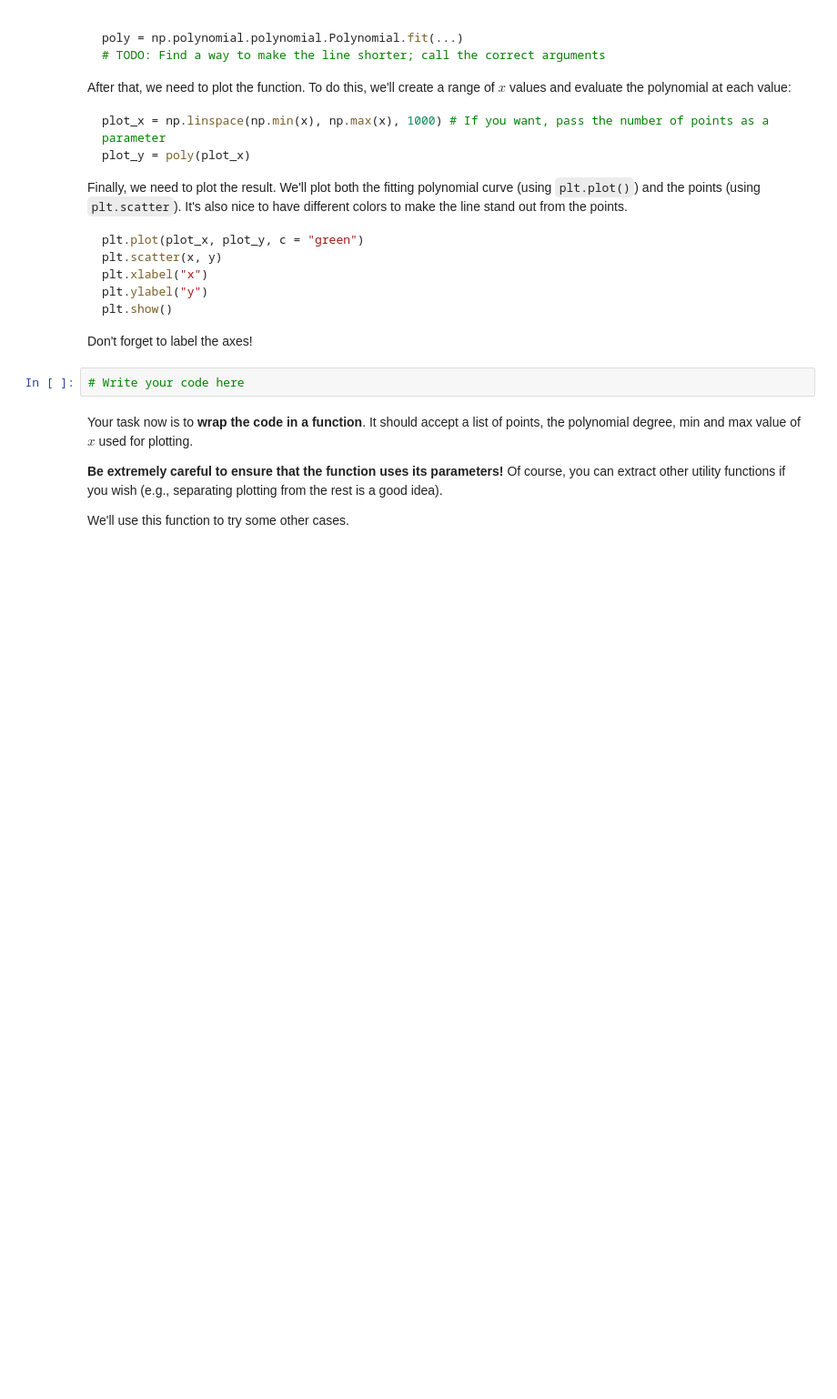
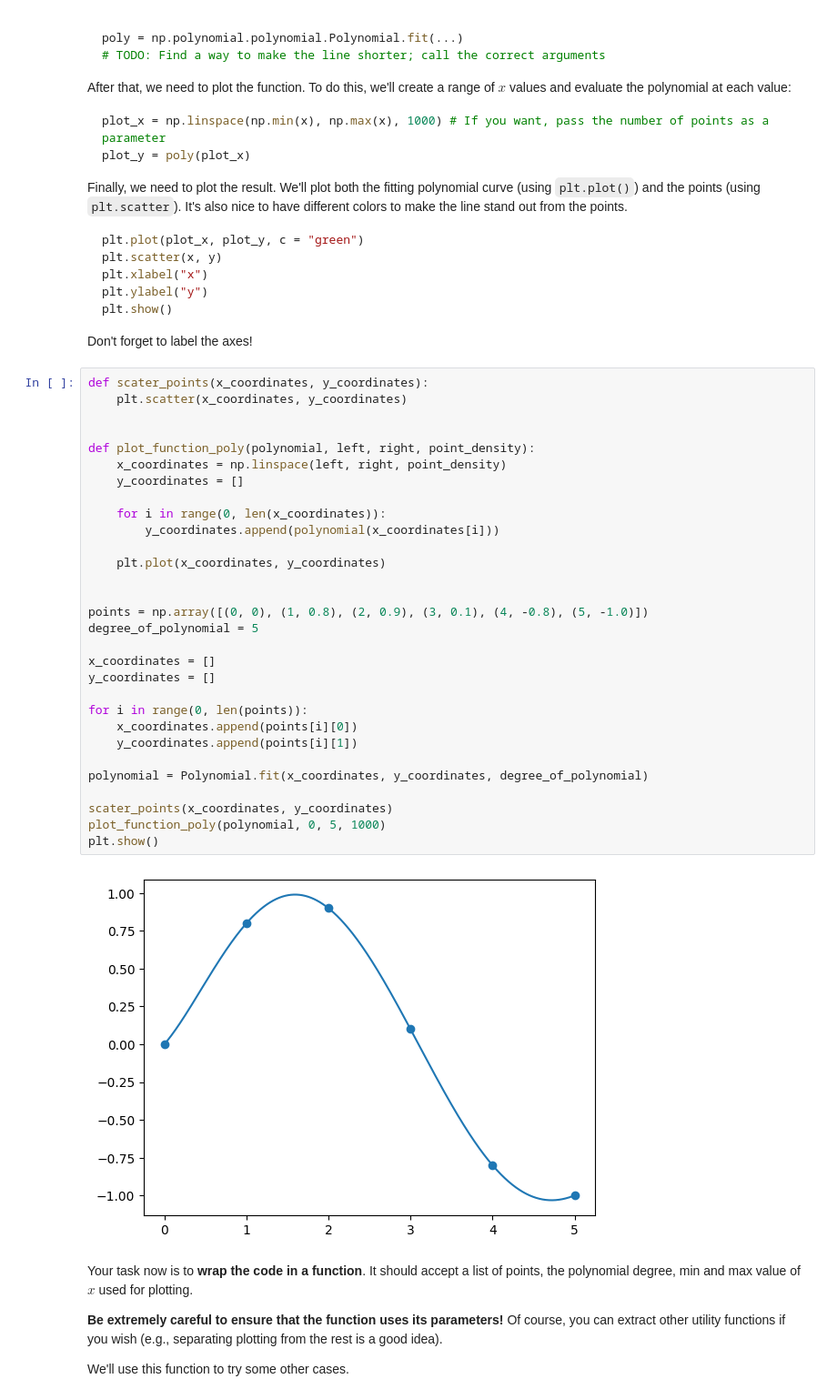
Before and after one commit to b4ich3v/Softuni, a Jupyter notebook: math_for_developers/linear_algebra/Linear-Algebra-Exercise.ipynb, the cells around one changed output. Shown at 91% size. Saved outputs shown, nothing was run; the diff lists cells and outputs as text; blank space fills up the shorter version.

````diff
--- a/math_for_developers/linear_algebra/Linear-Algebra-Exercise.ipynb
+++ b/math_for_developers/linear_algebra/Linear-Algebra-Exercise.ipynb
@@ -56,8 +57,38 @@ plt.ylabel("y")
 plt.show()
 ```
 Don't forget to label the axes!
-# %%
-# Write your code here
+# %%
+def scater_points(x_coordinates, y_coordinates):
+    plt.scatter(x_coordinates, y_coordinates)
+
+
+def plot_function_poly(polynomial, left, right, point_density):
+    x_coordinates = np.linspace(left, right, point_density)
+    y_coordinates = []
+
+    for i in range(0, len(x_coordinates)):
+        y_coordinates.append(polynomial(x_coordinates[i]))
+
+    plt.plot(x_coordinates, y_coordinates)
+
+
+points = np.array([(0, 0), (1, 0.8), (2, 0.9), (3, 0.1), (4, -0.8), (5, -1.0)])
+degree_of_polynomial = 5
+
+x_coordinates = []
+y_coordinates = []
+
+for i in range(0, len(points)):
+    x_coordinates.append(points[i][0])
+    y_coordinates.append(points[i][1])
+
+polynomial = Polynomial.fit(x_coordinates, y_coordinates, degree_of_polynomial)
+
+scater_points(x_coordinates, y_coordinates)
+plot_function_poly(polynomial, 0, 5, 1000)
+plt.show()
+# %% [output]
+[figure, added]
 # %% [markdown]
 Your task now is to **wrap the code in a function**. It should accept a list of points, the polynomial degree, min and max value of $x$ used for plotting.
 
````
Also changed, not shown: parts of 16 cells of this notebook.
